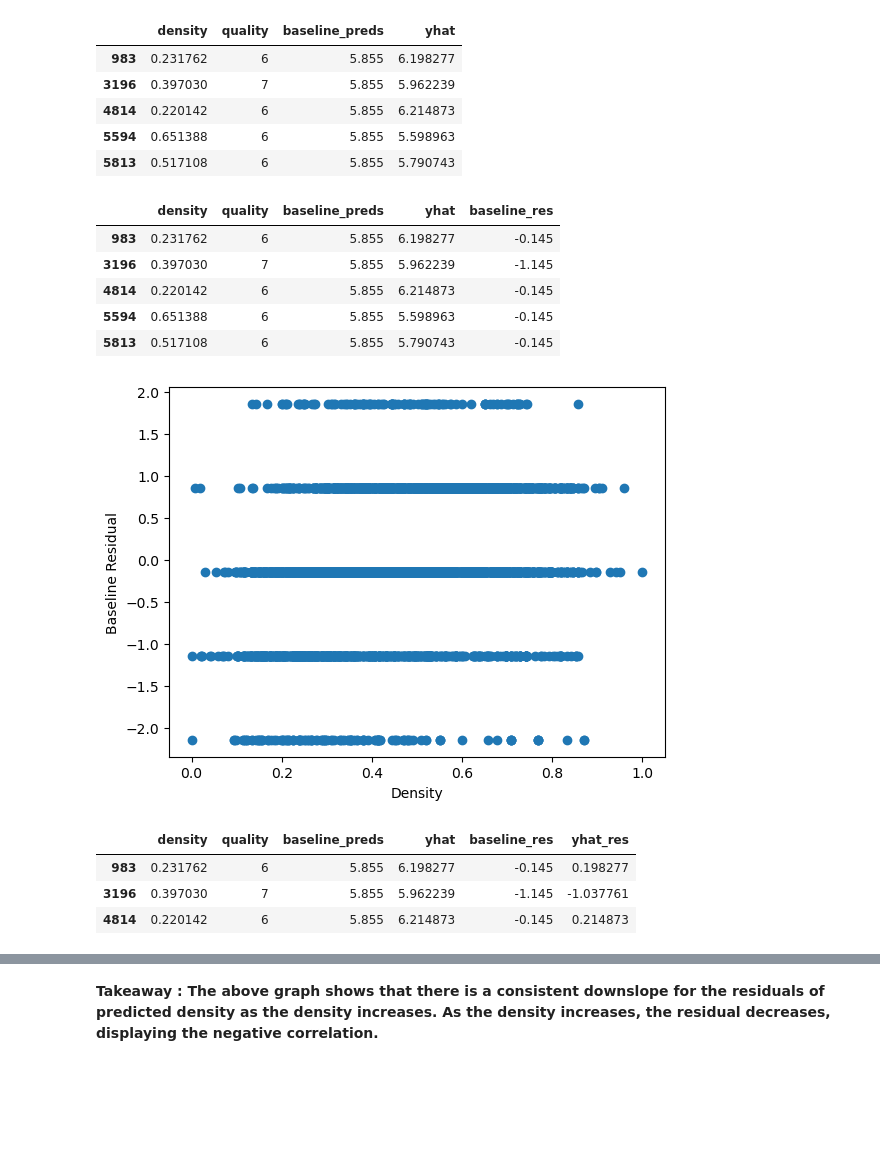
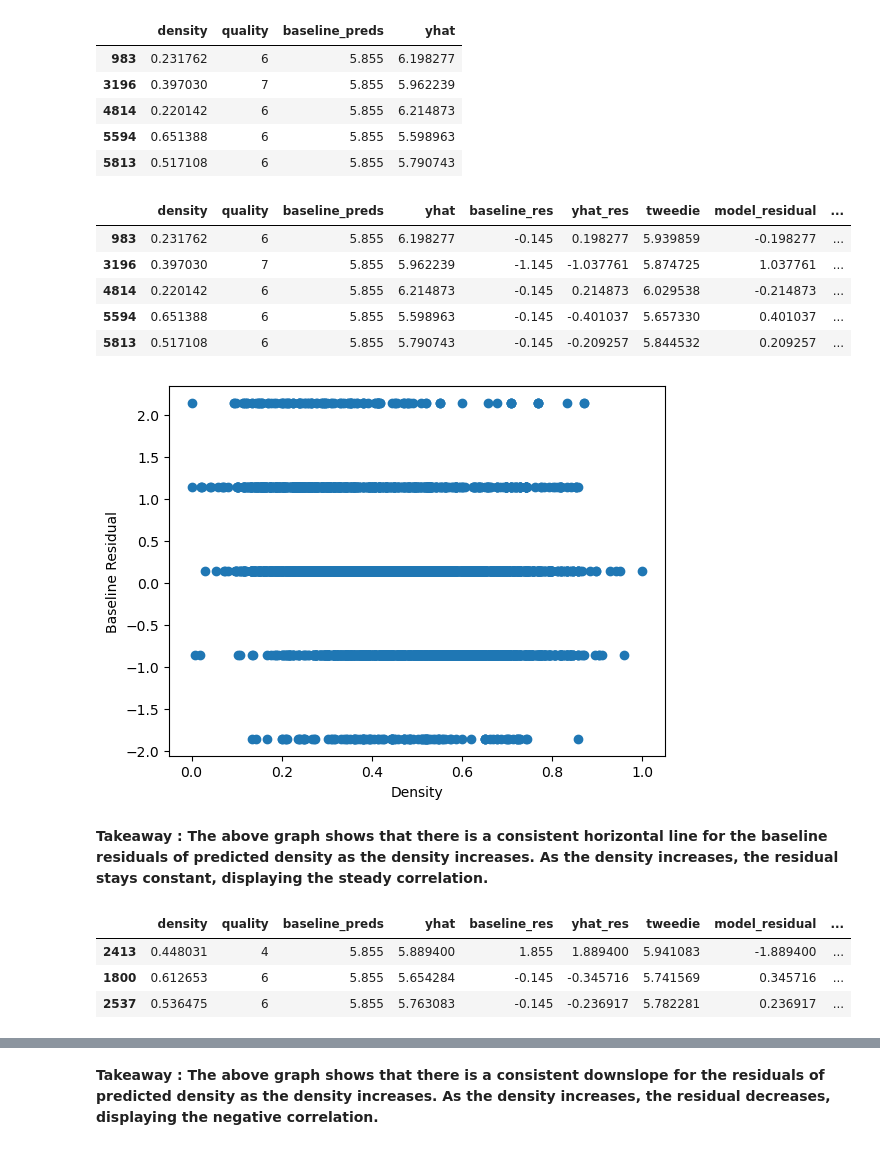
Before and after one commit to Mags-and-Smitty-Clustering-Project/group, a Jupyter notebook: project_3_workbook.ipynb, the cells around one changed output, grey strips where cells are left out. Drawn from its saved outputs; the diff is of its cells as text; code cells hidden in the pictures; blank space fills up the shorter version.

```diff
--- a/project_3_workbook.ipynb
+++ b/project_3_workbook.ipynb
@@ -501,4 +519,0 @@ array([0, 0, 2, ..., 1, 1, 2], dtype=int32)
-# %%
-# adding new column to train df with scaled data
-
-train_scaled['scaled_clusters'] = kmeans_scaled_s02.predict(train_scaled[['free_s02','total_s02', 'sulphates']])
@@ -593,4 +612,0 @@ array([1, 0, 1, ..., 2, 2, 3], dtype=int32)
-# %%
-# adding new column to train df with scaled data
-
-train_scaled['scaled_clusters_cit_rs'] = kmeans_scaled_crs.predict(X_cit_rs)
@@ -854,36 +940,38 @@ predictions_df.head()
 | 5594 | 0.651388 | 6 | 5.855 | 5.598963 |
 | 5813 | 0.517108 | 6 | 5.855 | 5.790743 |
 # %%
-# the residual column tells how far from the baseline we are from the actual
+# computing residual of baseline predictions
 
-predictions_df['baseline_res'] = predictions_df['baseline_preds'] - predictions_df['quality']
+predictions_df['baseline_residual'] = predictions_df['quality'] - predictions_df['baseline_preds']
 
 predictions_df.head()
 # %% [output]
-|  | density | quality | baseline_preds | yhat | baseline_res |
-| 983 | 0.231762 | 6 | 5.855 | 6.198277 | -0.145 |
-| 3196 | 0.397030 | 7 | 5.855 | 5.962239 | -1.145 |
-| 4814 | 0.220142 | 6 | 5.855 | 6.214873 | -0.145 |
-| 5594 | 0.651388 | 6 | 5.855 | 5.598963 | -0.145 |
-| 5813 | 0.517108 | 6 | 5.855 | 5.790743 | -0.145 |
+|  | density | quality | baseline_preds | yhat | baseline_res | yhat_res | tweedie | model_residual | ... |
+| 983 | 0.231762 | 6 | 5.855 | 6.198277 | -0.145 | 0.198277 | 5.939859 | -0.198277 | ... |
+| 3196 | 0.397030 | 7 | 5.855 | 5.962239 | -1.145 | -1.037761 | 5.874725 | 1.037761 | ... |
+| 4814 | 0.220142 | 6 | 5.855 | 6.214873 | -0.145 | 0.214873 | 6.029538 | -0.214873 | ... |
+| 5594 | 0.651388 | 6 | 5.855 | 5.598963 | -0.145 | -0.401037 | 5.657330 | 0.401037 | ... |
+| 5813 | 0.517108 | 6 | 5.855 | 5.790743 | -0.145 | -0.209257 | 5.844532 | 0.209257 | ... |
 # %%
-## make a scatter plot
+## make a scatter plot based on baseline residuals and density
 
-plt.scatter(x = predictions_df['density'], y = predictions_df['baseline_res'])
+plt.scatter(x = predictions_df['density'], y = predictions_df['baseline_residual'])
 
 plt.xlabel('Density')
 plt.ylabel('Baseline Residual')
 plt.show()
 # %% [output]
-[figure, old version]
+[figure, new version]
+# %% [markdown]
+**Takeaway : The above graph shows that there is a consistent horizontal line for the baseline residuals of predicted density as the density increases. As the density increases, the residual stays constant, displaying the steady correlation.**
 # %%
-# looking at difference between yhat predictions and actual preds['mpg']
+# looking at difference between yhat predictions and actual preds ['quality']
 
 predictions_df['yhat_res'] = predictions_df['yhat'] - predictions_df['quality']
-predictions_df.head(3)
+predictions_df.sample(3)
 # %% [output]
-|  | density | quality | baseline_preds | yhat | baseline_res | yhat_res |
-| 983 | 0.231762 | 6 | 5.855 | 6.198277 | -0.145 | 0.198277 |
-| 3196 | 0.397030 | 7 | 5.855 | 5.962239 | -1.145 | -1.037761 |
-| 4814 | 0.220142 | 6 | 5.855 | 6.214873 | -0.145 | 0.214873 |
+|  | density | quality | baseline_preds | yhat | baseline_res | yhat_res | tweedie | model_residual | ... |
+| 2413 | 0.448031 | 4 | 5.855 | 5.889400 | 1.855 | 1.889400 | 5.941083 | -1.889400 | ... |
+| 1800 | 0.612653 | 6 | 5.855 | 5.654284 | -0.145 | -0.345716 | 5.741569 | 0.345716 | ... |
+| 2537 | 0.536475 | 6 | 5.855 | 5.763083 | -0.145 | -0.236917 | 5.782281 | 0.236917 | ... |
 # %%
```
Also changed, not shown: parts of 86 cells of this notebook.
